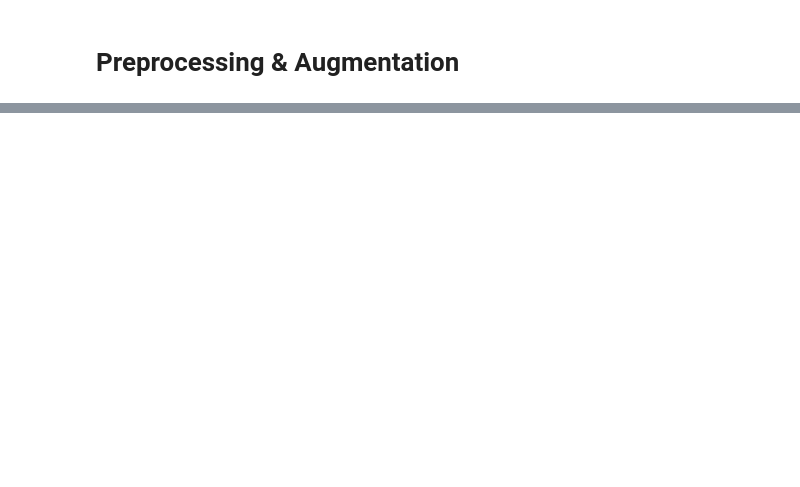
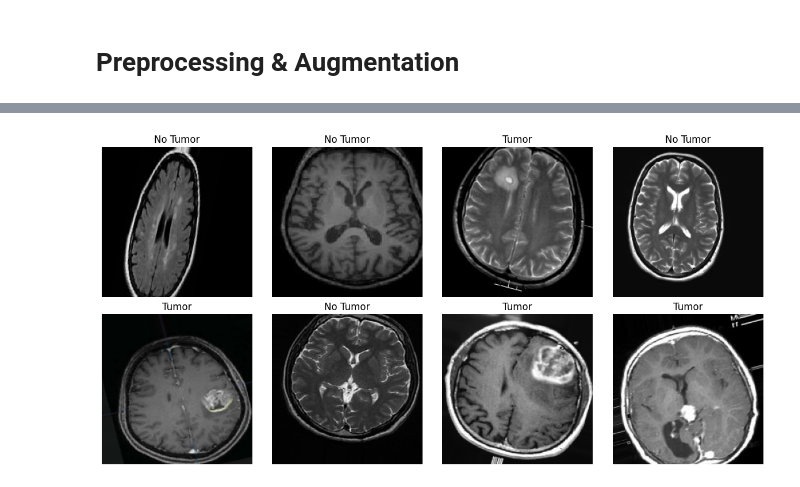
Before and after one commit to alabhastam/Brain-Tumor-Detection, a Jupyter notebook: main.ipynb, the cells around one changed output, grey strips where cells are left out. Drawn from its saved outputs; the diff is of its cells as text; code cells hidden in the pictures; blank space fills up the shorter version.

Commit message:
Kaggle Notebook | Brain-Tumor-Detection-76%  | done

```diff
--- a/main.ipynb
+++ b/main.ipynb
@@ -153,7 +308,7 @@ IMG_SIZE = (224, 224)
 BATCH_SIZE = 32
 
 # Paths to dataset
-train_dir = dataset_path  # since 'yes' and 'no' folders are already inside
+train_dir = os.path.join(dataset_path, "brain_tumor_dataset")  # since 'yes' and 'no' folders are already inside
 
 # Train-validation split using ImageDataGenerator
 train_datagen = ImageDataGenerator(
@@ -196,0 +383,18 @@ Class indices: {'brain_tumor_dataset': 0, 'no': 1, 'yes': 2}
+# %%
+# Get one batch of augmented images & labels
+images, labels = next(train_generator)
+
+# Create a 2x4 grid for 8 sample images
+fig, axes = plt.subplots(2, 4, figsize=(12, 6))
+for i, ax in enumerate(axes.flat):
+    ax.imshow(images[i])
+    label_text = "Tumor" if labels[i] == 1 else "No Tumor"
+    ax.set_title(label_text, color='black', fontsize=12)
+    ax.axis('off')
+
+# Adjust layout for better spacing
+plt.tight_layout()
+
+plt.show()
+# %% [output]
+[figure, added]
```
Also changed, not shown: parts of 19 cells of this notebook.
